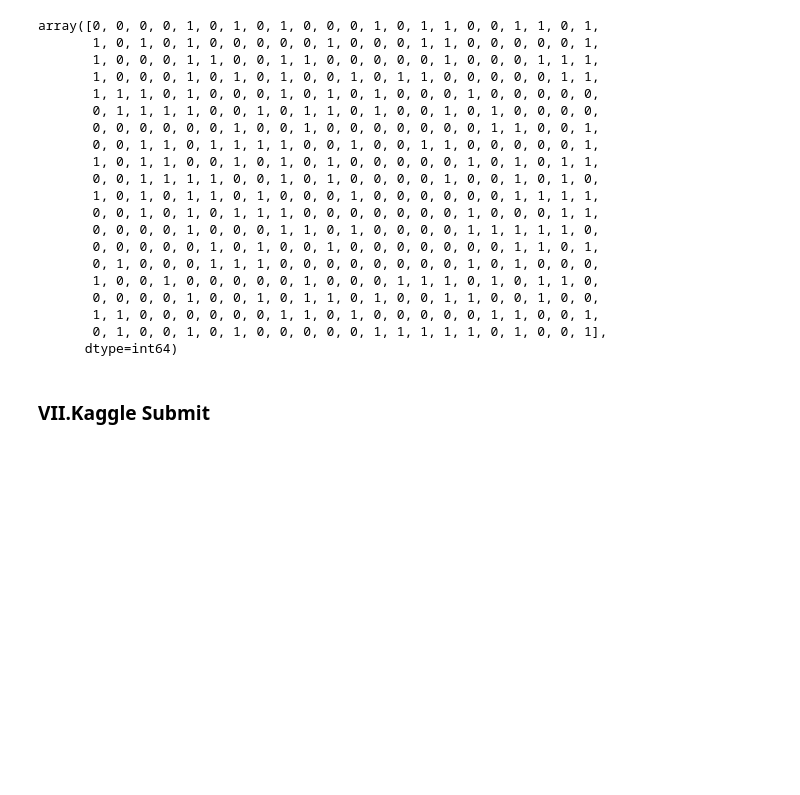
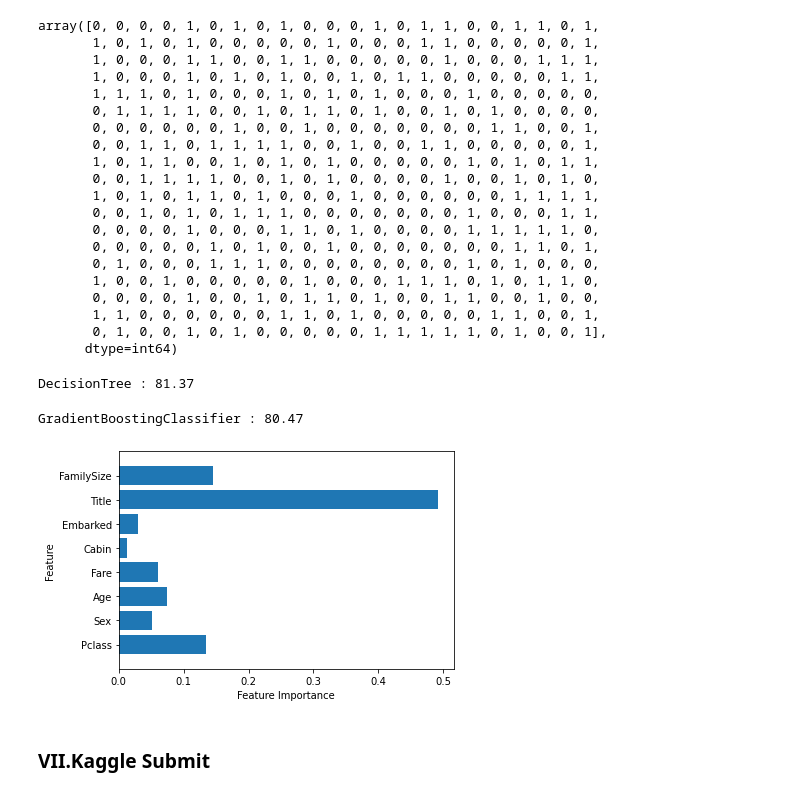
Before and after one commit to owenyi/encore-ai, a Jupyter notebook: 03_MachineLearning/03_ML_SVM_titanic-My.ipynb, the cells around one changed output. Saved outputs shown, nothing was run; the diff lists cells and outputs as text; code cells hidden in the pictures; blank space fills up the shorter version.

Commit message:
update 03 ml titanic boosting

```diff
--- a/03_MachineLearning/03_ML_SVM_titanic-My.ipynb
+++ b/03_MachineLearning/03_ML_SVM_titanic-My.ipynb
@@ -663,0 +666,9 @@ array([0, 0, 0, 0, 1, 0, 1, 0, 1, 0, 0, 0, 1, 0, 1, 1, 0, 0, 1, 1, 0, 1,
+# %%
+# DecisionTree
+model_tree = DecisionTreeClassifier(random_state=10,
+                                    max_depth=3)
+score_tree = cross_val_score(model_tree, train_data, train_label, cv=k_fold, n_jobs=1, scoring='accuracy')
+
+print("DecisionTree :", round(np.mean(score_tree) * 100, 2))
+# %% [output]
+DecisionTree : 81.37
@@ -664,3 +684,31 @@ array([0, 0, 0, 0, 1, 0, 1, 0, 1, 0, 0, 0, 1, 0, 1, 1, 0, 0, 1, 1, 0, 1,
+# %%
+# DecisionTree
+gbm = GradientBoostingClassifier(learning_rate=0.1, max_depth=4, n_estimators=250)
+score_tree = cross_val_score(gbm, train_data, train_label, cv=k_fold, n_jobs=1, scoring='accuracy')
+
+print("GradientBoostingClassifier :", round(np.mean(score_tree) * 100, 2))
+# %% [output]
+GradientBoostingClassifier : 80.47
+# %%
+# 진짜 test set에 있는 승객들 데이터로 생존확률을 예측해본다.
+gbm.fit(train_data, train_label)
+
+prediction = gbm.predict(test)
+# %%
+# 특성 중요도 시각화하기
+def plot_feature_importances_titanic(model):
+    n_features = train_data.shape[1]
+    plt.barh(range(n_features), model.feature_importances_, align='center')
+    plt.yticks(np.arange(n_features), train_data.columns)
+    plt.xlabel("Feature Importance")
+    plt.ylabel("Feature")
+    plt.ylim(-1, n_features)
+
+
+
+plot_feature_importances_titanic(gbm)
+# %% [output]
+[figure, added]
 # %% [markdown]
 ### VII.Kaggle Submit
 # %%
```
Also changed, not shown: parts of 7 cells of this notebook.
